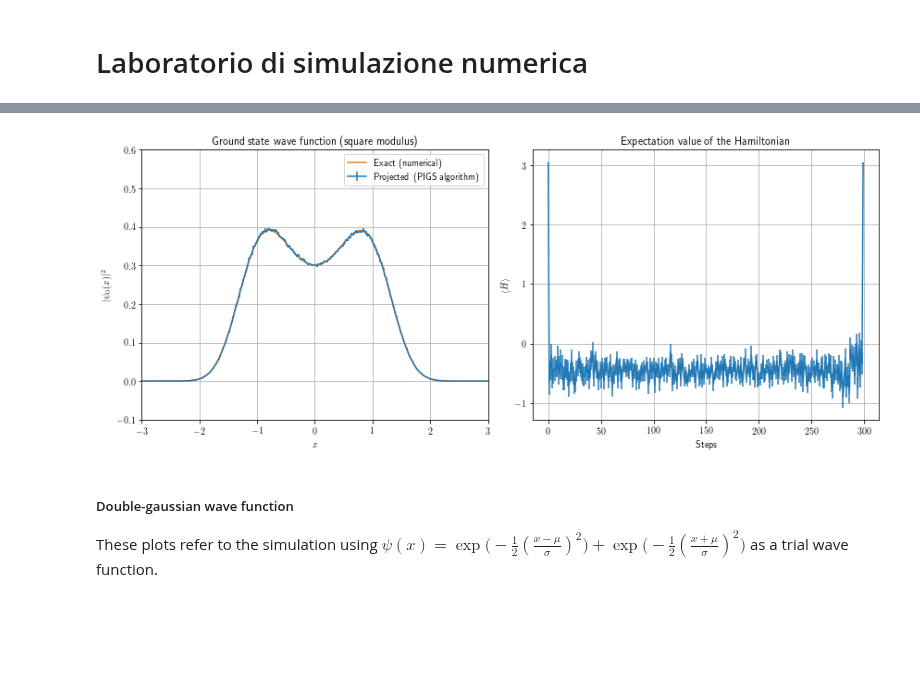
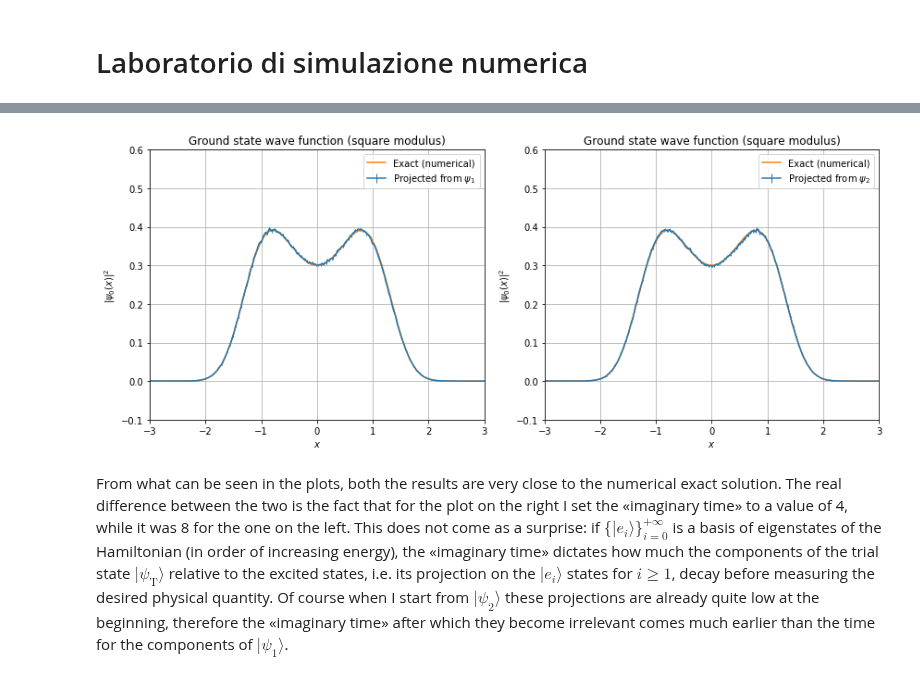
Before and after one commit to phaerrax/lab-simulazione-numerica, a Jupyter notebook: exercise08/exercise08.ipynb, the cells around one changed output, grey strips where cells are left out. Cells and saved outputs as stored; diff of their text form; code cells hidden in the pictures; blank space fills up the shorter version.

```diff
--- a/exercise08/exercise08.ipynb
+++ b/exercise08/exercise08.ipynb
@@ -3,8 +3,6 @@
 # %%
 import matplotlib
 import matplotlib.pyplot as plt
-matplotlib.rcParams['text.usetex'] = True
 import numpy as np
 import math
 import string
-import os
@@ -125,38 +138,44 @@ These plots refer to the simulation using $\psi(x)=1$ as a trial wave function.
 # %%
+prefix = "exercise08-3/pigs/"
+
 fig, axes = plt.subplots(nrows = 1, ncols = 2, figsize = (12, 5))
 axes = axes.flatten()
-prefix = "/home/studenti/davide.ferracin/lab-simulazione-numerica/exercise08/exercise08-3/"
 
 # Histogram of the square modulus of the wave function.
-x_bins, h_avg, h_err = np.loadtxt(prefix + "probability.dat", unpack = True)
+x_bins, h_avg, h_err = np.loadtxt(prefix + "probability_flat.dat", unpack = True)
+axes[0].errorbar(
+    x_bins,
+    h_avg,
+    yerr = h_err,
+    elinewidth = 1,
+    label = r"Projected from $\psi_1$"
+)
 
-axes[0].errorbar(x_bins, h_avg, yerr = h_err, label = "Projected (PIGS algorithm)")
-axes[0].set_title("Ground state wave function (square modulus)")
-axes[0].set_ylabel(r"$|\psi_0(x)|^2$")
-axes[0].set_xlabel(r"$x$")
-axes[0].plot(x, (psi[0])**2, label = "Exact (numerical)")
-axes[0].set_xlim((-3, 3))
-axes[0].set_ylim((-0.1, 0.6))
-axes[0].legend()
-axes[0].grid(True)
+x_bins, h_avg, h_err = np.loadtxt(prefix + "probability_bumps.dat", unpack = True)
+axes[1].errorbar(
+    x_bins,
+    h_avg,
+    yerr = h_err,
+    elinewidth = 1,
+    label = r"Projected from $\psi_2$"
+)
 
-steps, p_avg, p_err = np.loadtxt(prefix + "potential.dat", unpack = True)
-steps, k_avg, k_err = np.loadtxt(prefix + "kinetic.dat", unpack = True)
-# Since the total energy is expressed only in terms of the potential and
-# kinetic ones, I'll propagate p_err and k_err to e_err.
-e_avg = p_avg + k_avg
-e_err = np.sqrt(p_err**2 + k_err**2)
-
-axes[1].errorbar(steps, e_avg, yerr = e_err)
-axes[1].set_title("Expectation value of the Hamiltonian")
-axes[1].set_ylabel(r"$\langle H\rangle$")
-axes[1].set_xlabel("Steps")
-axes[1].grid(True)
+for ax in axes:
+    ax.set_title("Ground state wave function (square modulus)")
+    ax.set_ylabel(r"$|\psi_0(x)|^2$")
+    ax.set_xlabel(r"$x$")
+    ax.plot(x, (psi[0])**2, label = "Exact (numerical)")
+    ax.set_xlim((-3, 3))
+    ax.set_ylim((-0.1, 0.6))
+    ax.legend()
+    ax.grid(True)
 
 fig.tight_layout()
 plt.show()
 # %% [output]
-[figure, old version]
+[figure, new version]
-# %% [markdown]
-##### Double-gaussian wave function
-These plots refer to the simulation using $\psi(x)=\exp\bigl(-\frac12(\frac{x-\mu}{\sigma})^2\bigr)+\exp\bigl(-\frac12(\frac{x+\mu}{\sigma})^2\bigr)$ as a trial wave function.
+# %% [markdown]
+From what can be seen in the plots, both the results are very close to the numerical exact solution.
+The real difference between the two is the fact that for the plot on the right I set the «imaginary time» to a value of 4, while it was 8 for the one on the left.
+This does not come as a surprise: if $\{\lvert e_i\rangle\}_{i=0}^{+\infty}$ is a basis of eigenstates of the Hamiltonian (in order of increasing energy), the «imaginary time» dictates how much the components of the trial state $\lvert\psi_\mathrm{T}\rangle$ relative to the excited states, i.e. its projection on the $\lvert e_i\rangle$ states for $i\geq 1$, decay before measuring the desired physical quantity.
+Of course when I start from $\lvert\psi_2\rangle$ these projections are already quite low at the beginning, therefore the «imaginary time» after which they become irrelevant comes much earlier than the time for the components of $\lvert\psi_1\rangle$.
```
Also changed, not shown: parts of 16 cells of this notebook, 28 other files.
